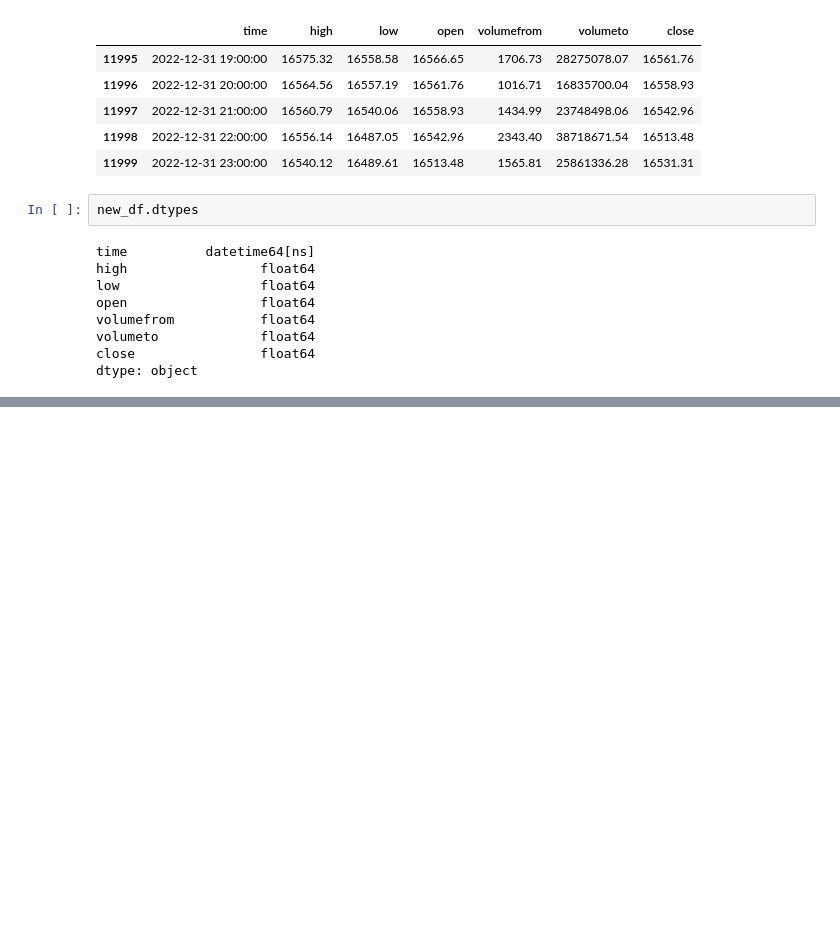
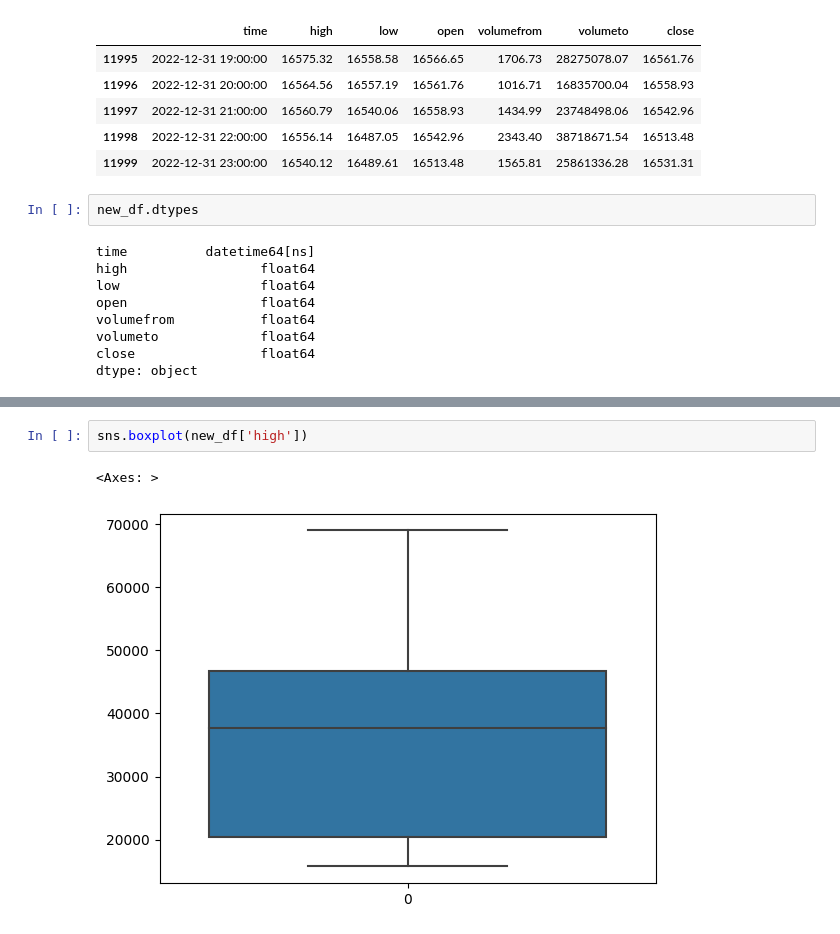
Before and after one commit to Tulipraaj/Crypto-Currency-Research, a Jupyter notebook: BTC.ipynb, the cells around one changed output, grey strips where cells are left out. Drawn from its saved outputs; the diff is of its cells as text; blank space fills up the shorter version.

```diff
--- a/BTC.ipynb
+++ b/BTC.ipynb
@@ -96,0 +106,5 @@ dtype: object
+# %%
+sns.boxplot(new_df['high'])
+# %% [output]
+<Axes: >
+[figure, added]
```
Also changed, not shown: parts of 19 cells of this notebook.
